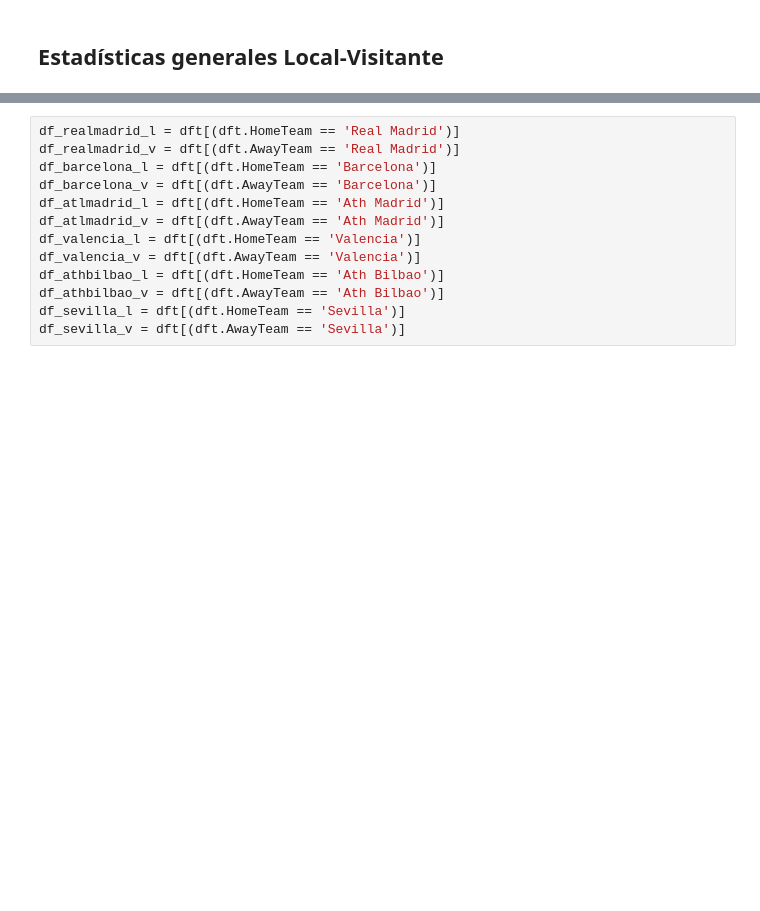
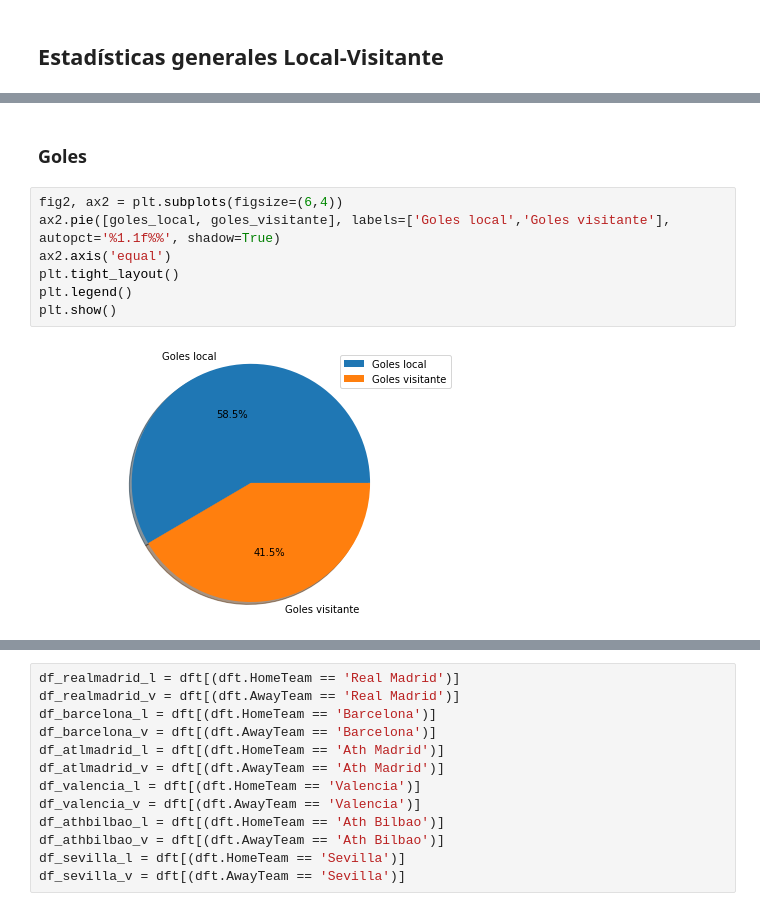
Before and after one commit to m1gu3lfj/Python-Analisis-LaLiga, a Jupyter notebook: AnalisisLaLiga.ipynb, the cells around one changed output, grey strips where cells are left out. Drawn from its saved outputs; the diff is of its cells as text; blank space fills up the shorter version.

```diff
--- a/AnalisisLaLiga.ipynb
+++ b/AnalisisLaLiga.ipynb
@@ -221,0 +235,11 @@ plt.show()
+# %% [markdown]
+### Goles
+# %%
+fig2, ax2 = plt.subplots(figsize=(6,4))
+ax2.pie([goles_local, goles_visitante], labels=['Goles local','Goles visitante'], autopct='%1.1f%%', shadow=True)
+ax2.axis('equal')
+plt.tight_layout()
+plt.legend()
+plt.show()
+# %% [output]
+[figure, added]
```
Also changed, not shown: parts of 20 cells of this notebook.
